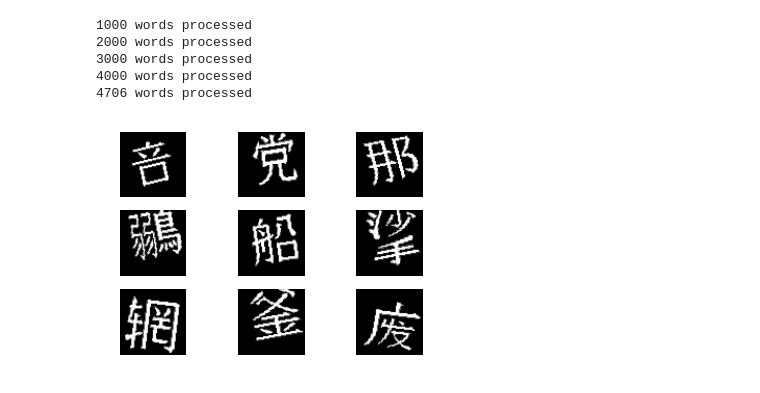
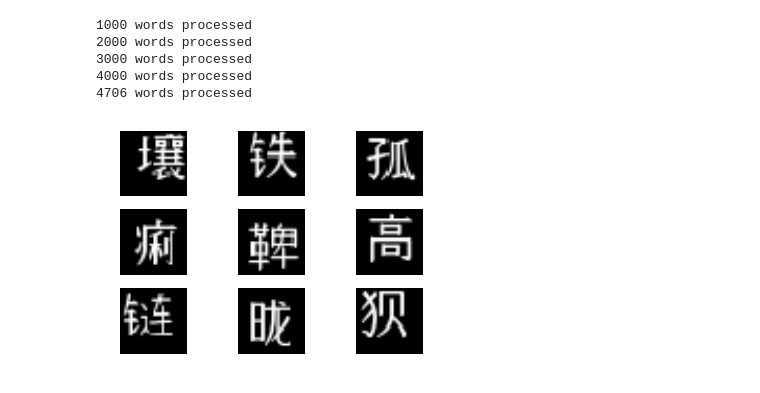
Before and after one commit to robolamp/SleepingCalligrapher, a Jupyter notebook: dict_gen.ipynb, the cells around one changed output. Cells and saved outputs as stored; diff of their text form; code cells hidden in the pictures.

Commit message:
Issue #2: Images dataset augmentation: rotation disabled

```diff
--- a/dict_gen.ipynb
+++ b/dict_gen.ipynb
@@ -192,7 +184,7 @@ corvée
 ## Character images dataset augmentation
 Let's create 100 versions for every char
 # %%
-def draw_small_char(ch, size=64, bw=False):
+def draw_small_char(ch, size=32, bw=False):
     img = Image.new("RGB",[size,size], "black")
 
     font = ImageFont.truetype('data/CODE2000.TTF', int(size*0.75), encoding="unic")
@@ -250,22 +242,22 @@ Y_chr = np.array(Y_chr)
 4000 words processed
 4706 words processed
 # %%
-datagen = ImageDataGenerator(rotation_range=15,
+datagen = ImageDataGenerator(rotation_range=0,
                              width_shift_range=0.1,
                              height_shift_range=0.1,
-                             zoom_range=0.2)
+                             zoom_range=0.1)
 
 datagen.fit(Y_chr)
 # %%
 for Y_batch, X_batch in datagen.flow(Y_chr, X_vec, batch_size=9):
     for i in range(9):
         plt.subplot(330 + 1 + i)
-        plt.imshow(Y_batch[i].reshape(64, 64), cmap=plt.get_cmap('gray'))
+        plt.imshow(Y_batch[i].reshape(32, 32), cmap=plt.get_cmap('gray'))
         plt.axis('off')
     plt.show()
     break
 # %% [output]
-[figure, old version]
+[figure, new version]
 # %%
 Y_chr_aug = np.array([Y_chr[0]])
 X_vec_aug = np.array([X_vec[0]])
```
Also changed, not shown: parts of 7 cells of this notebook.
